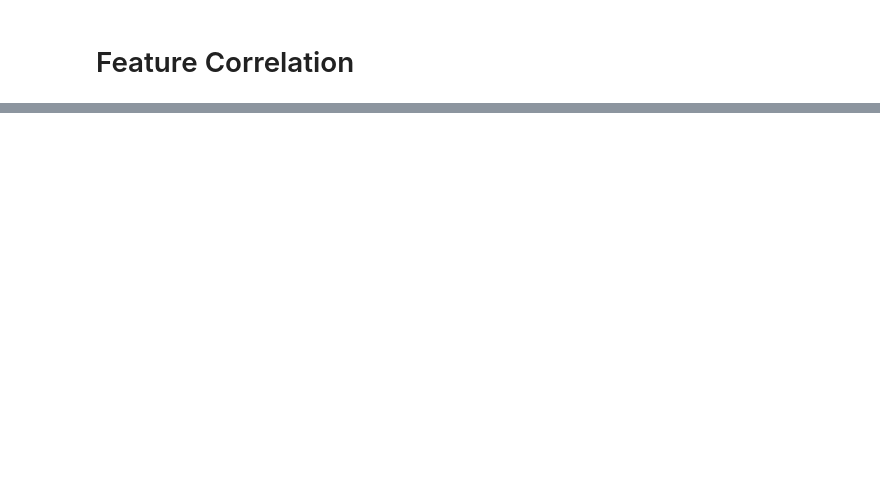
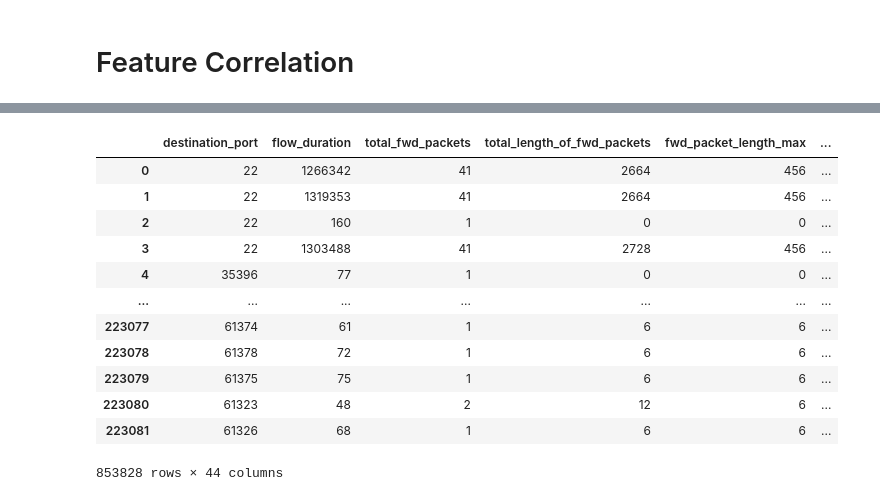
Before and after one commit to loof44/Machine-Learning-Based-IDS, a Jupyter notebook: data_examination.ipynb, the cells around one changed output, grey strips where cells are left out. Drawn from its saved outputs; the diff is of its cells as text; code cells hidden in the pictures; blank space fills up the shorter version.

```diff
--- a/data_examination.ipynb
+++ b/data_examination.ipynb
@@ -281,0 +343,18 @@ label_is_attack
+# %%
+def remove_highly_correlated(df, threshold):
+    # Absolute correlation matrix
+    corr_matrix = df.corr().abs()
+    upper_tri = corr_matrix.where(np.triu(np.ones(corr_matrix.shape), k=1).astype(np.bool_))
+
+    # Find index of feature columns with correlation greater than threshold
+    to_drop = [column for column in upper_tri.columns if any(upper_tri[column] > threshold)]
+
+    # Drop the columns
+    df_dropped = df.drop(to_drop, axis=1)
+
+    return df_dropped
+
+# Use the function
+df_cleaned = remove_highly_correlated(df, 0.8)
+
+print(df_cleaned.head())
@@ -281,0 +399,16 @@ label_is_attack
+# %%
+df_cleaned
+# %% [output]
+|  | destination_port | flow_duration | total_fwd_packets | total_length_of_fwd_packets | fwd_packet_length_max | ... |
+| 0 | 22 | 1266342 | 41 | 2664 | 456 | ... |
+| 1 | 22 | 1319353 | 41 | 2664 | 456 | ... |
+| 2 | 22 | 160 | 1 | 0 | 0 | ... |
+| 3 | 22 | 1303488 | 41 | 2728 | 456 | ... |
+| 4 | 35396 | 77 | 1 | 0 | 0 | ... |
+| ... | ... | ... | ... | ... | ... | ... |
+| 223077 | 61374 | 61 | 1 | 6 | 6 | ... |
+| 223078 | 61378 | 72 | 1 | 6 | 6 | ... |
+| 223079 | 61375 | 75 | 1 | 6 | 6 | ... |
+| 223080 | 61323 | 48 | 2 | 12 | 6 | ... |
+| 223081 | 61326 | 68 | 1 | 6 | 6 | ... |
+853828 rows × 44 columns
```
Also changed, not shown: parts of 16 cells of this notebook, 2 other files.
